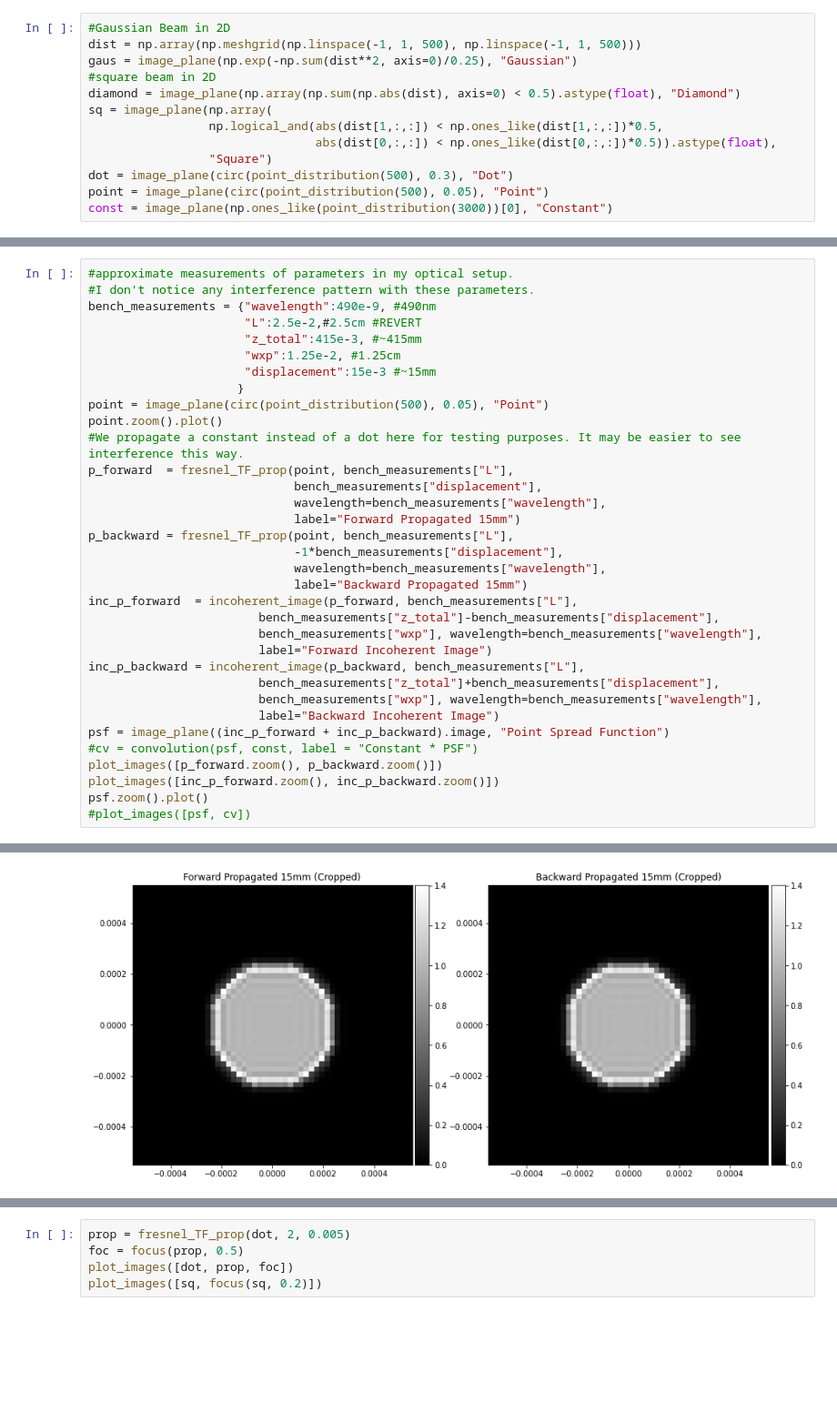
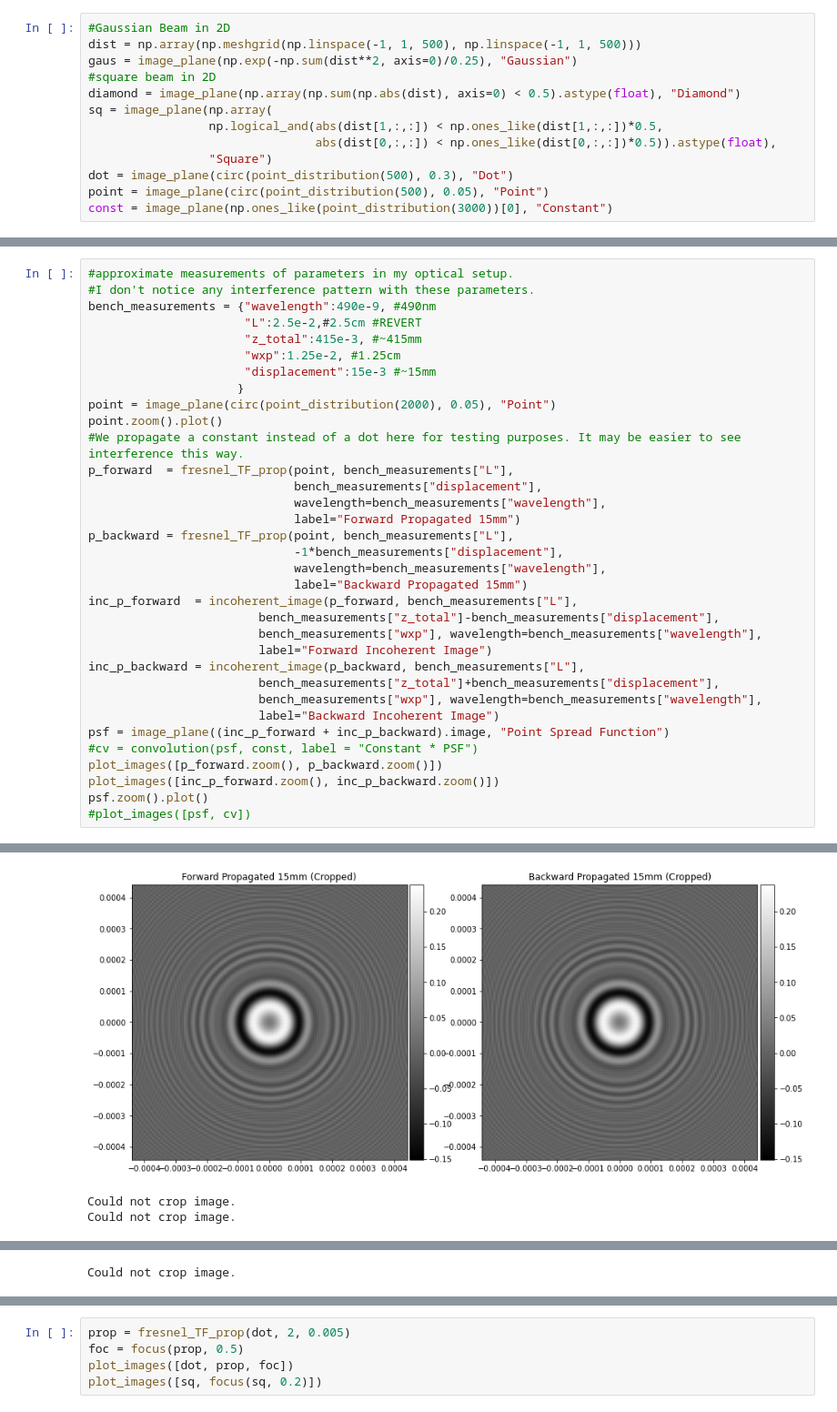
Before and after one commit to cjmcmahon1/FINCH, a Jupyter notebook: bench_sim.ipynb, the cells around one changed output, grey strips where cells are left out. Shown at 91% size. Cells and saved outputs as stored; diff of their text form; blank space fills up the shorter version.

```diff
--- a/bench_sim.ipynb
+++ b/bench_sim.ipynb
@@ -233,7 +235,7 @@ bench_measurements = {"wavelength":490e-9, #490nm
                       "wxp":1.25e-2, #1.25cm
                       "displacement":15e-3 #~15mm
                      }
-point = image_plane(circ(point_distribution(500), 0.05), "Point")
+point = image_plane(circ(point_distribution(2000), 0.05), "Point")
 point.zoom().plot()
 #We propagate a constant instead of a dot here for testing purposes. It may be easier to see interference this way.
 p_forward  = fresnel_TF_prop(point, bench_measurements["L"],
@@ -263 +265,3 @@ psf.zoom().plot()
-[figure, old version]
+[figure, new version]
+Could not crop image.
+Could not crop image.
@@ -264,0 +269 @@ psf.zoom().plot()
+Could not crop image.
```
Also changed, not shown: parts of 3 cells of this notebook.
